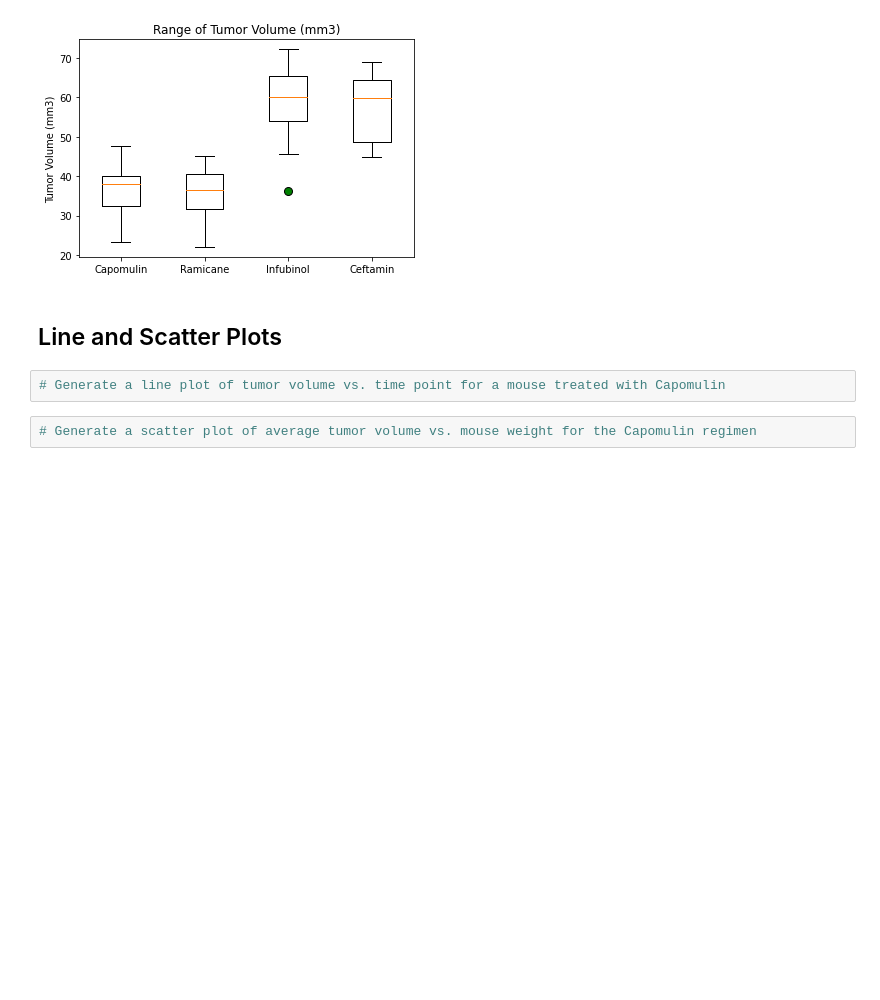
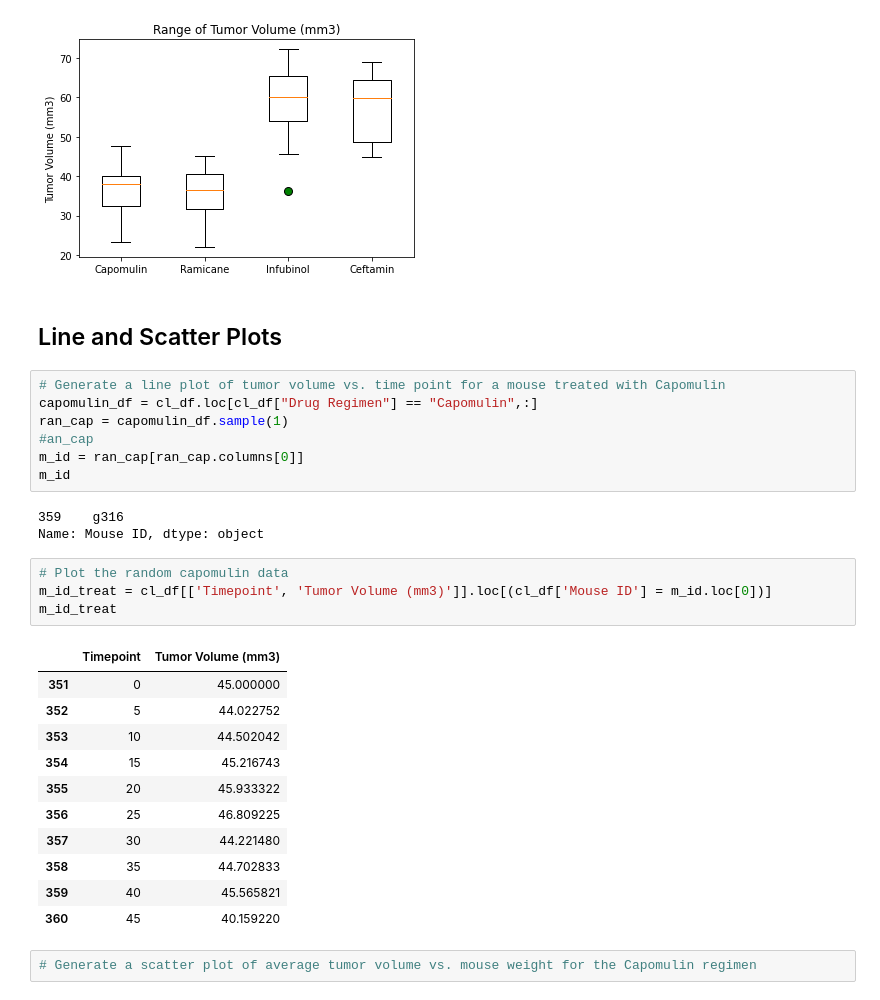
Before and after one commit to FLtoCOTransplant/matplotlib_challenge, a Jupyter notebook: pymaceuticals.ipynb, the cells around one changed output. Saved outputs shown, nothing was run; the diff lists cells and outputs as text; blank space fills up the shorter version.

Commit message:
Working on capumulin mouse), trying to make it random and feed through but may hard code it

```diff
--- a/pymaceuticals.ipynb
+++ b/pymaceuticals.ipynb
@@ -296,6 +296,30 @@ plt.show()
 ## Line and Scatter Plots
 # %%
 # Generate a line plot of tumor volume vs. time point for a mouse treated with Capomulin
+capomulin_df = cl_df.loc[cl_df["Drug Regimen"] == "Capomulin",:]
+ran_cap = capomulin_df.sample(1)
+#an_cap
+m_id = ran_cap[ran_cap.columns[0]]
+m_id
+# %% [output]
+359    g316
+Name: Mouse ID, dtype: object
+# %%
+# Plot the random capomulin data
+m_id_treat = cl_df[['Timepoint', 'Tumor Volume (mm3)']].loc[(cl_df['Mouse ID'] = m_id.loc[0])]
+m_id_treat
+# %% [output]
+|  | Timepoint | Tumor Volume (mm3) |
+| 351 | 0 | 45.000000 |
+| 352 | 5 | 44.022752 |
+| 353 | 10 | 44.502042 |
+| 354 | 15 | 45.216743 |
+| 355 | 20 | 45.933322 |
+| 356 | 25 | 46.809225 |
+| 357 | 30 | 44.221480 |
+| 358 | 35 | 44.702833 |
+| 359 | 40 | 45.565821 |
+| 360 | 45 | 40.159220 |
 # %%
 # Generate a scatter plot of average tumor volume vs. mouse weight for the Capomulin regimen
 # %% [markdown]
```
